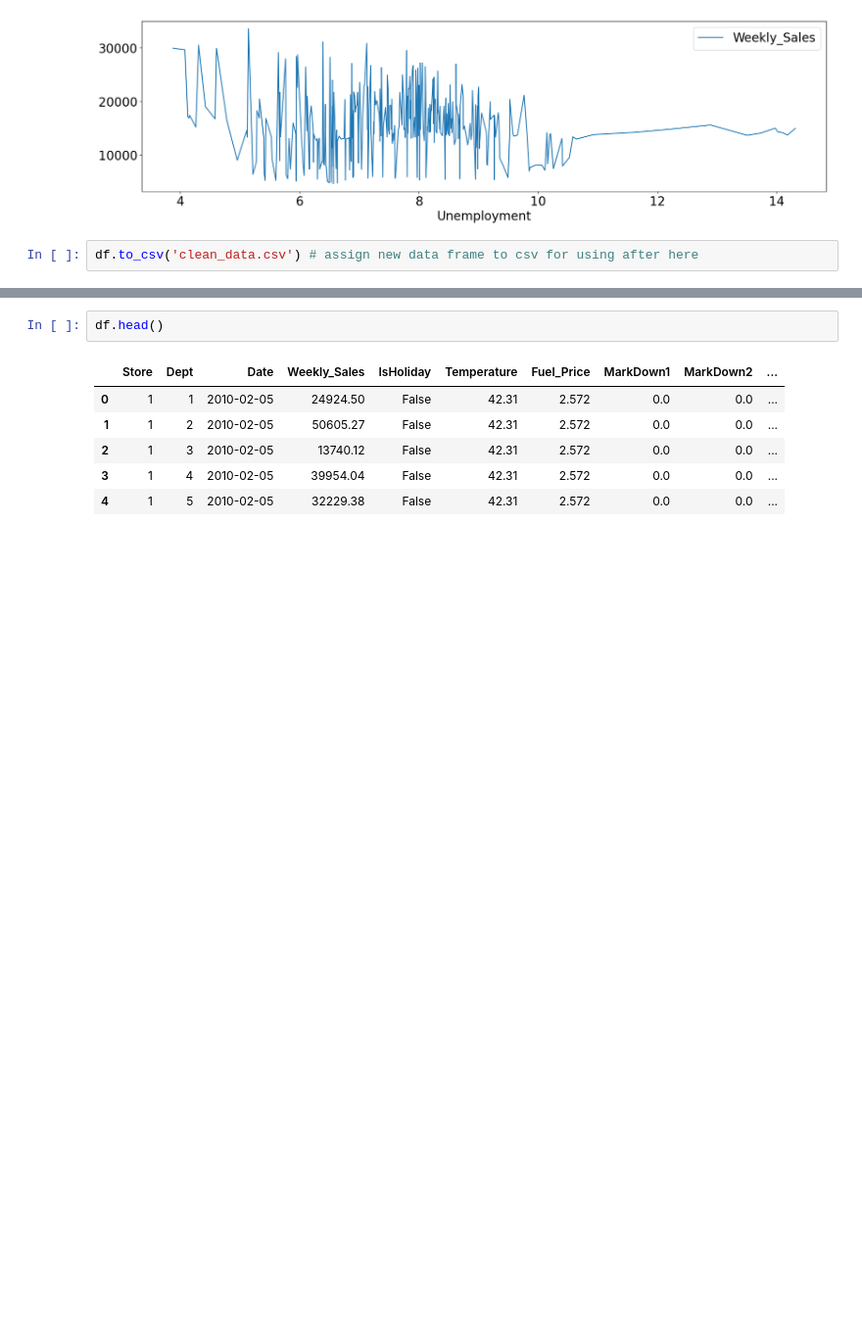
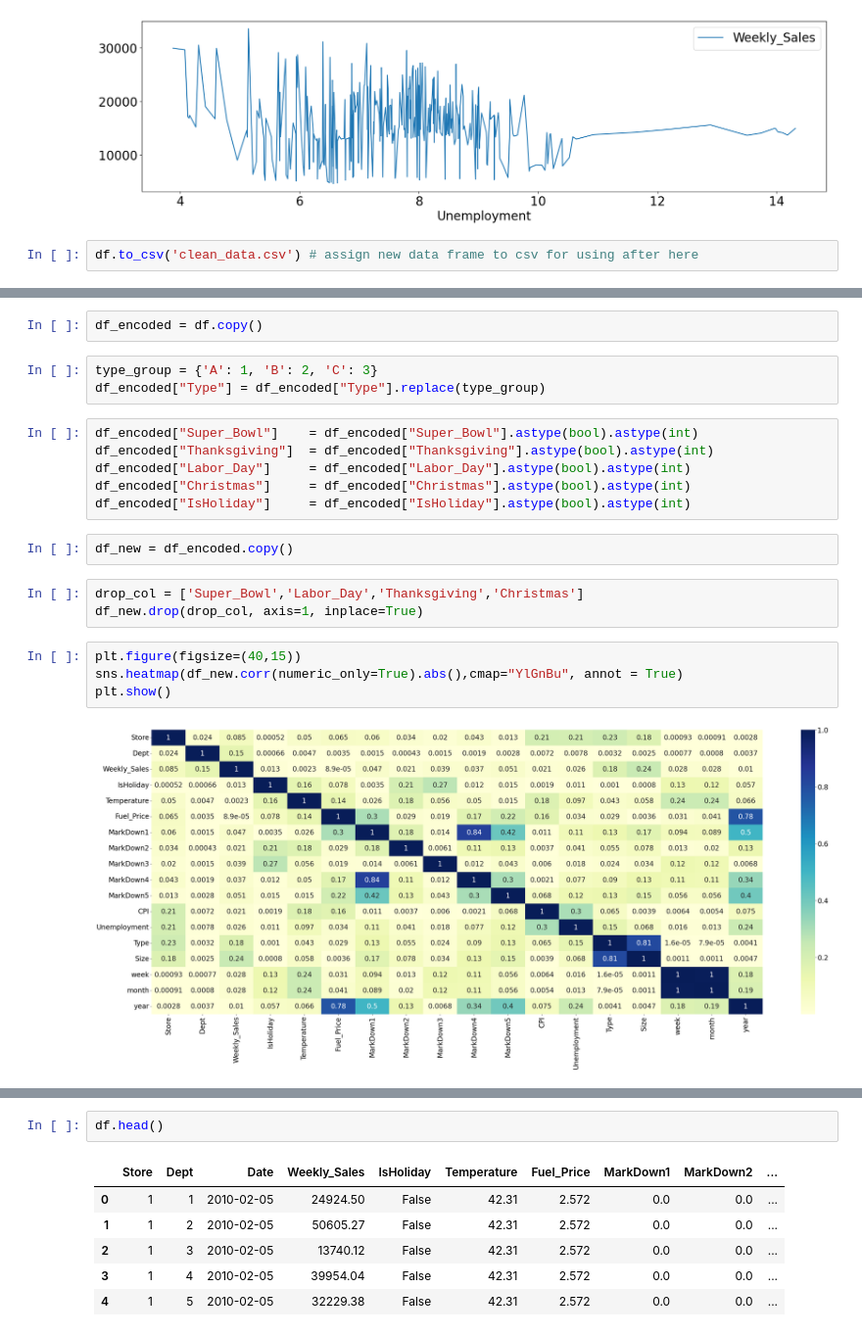
Before and after one commit to edwinmesa/dt_learn_data_science, a Jupyter notebook: public_projects/walmart_sales/waltmart_forescastin.ipynb, the cells around one changed output, grey strips where cells are left out. Shown at 98% size. Drawn from its saved outputs; the diff is of its cells as text; blank space fills up the shorter version.

```diff
--- a/public_projects/walmart_sales/waltmart_forescastin.ipynb
+++ b/public_projects/walmart_sales/waltmart_forescastin.ipynb
@@ -415,0 +427,22 @@ df.to_csv('clean_data.csv') # assign new data frame to csv for using after here
+# %%
+df_encoded = df.copy()
+# %%
+type_group = {'A': 1, 'B': 2, 'C': 3}
+df_encoded["Type"] = df_encoded["Type"].replace(type_group)
+# %%
+df_encoded["Super_Bowl"]    = df_encoded["Super_Bowl"].astype(bool).astype(int)
+df_encoded["Thanksgiving"]  = df_encoded["Thanksgiving"].astype(bool).astype(int)
+df_encoded["Labor_Day"]     = df_encoded["Labor_Day"].astype(bool).astype(int)
+df_encoded["Christmas"]     = df_encoded["Christmas"].astype(bool).astype(int)
+df_encoded["IsHoliday"]     = df_encoded["IsHoliday"].astype(bool).astype(int)
+# %%
+df_new = df_encoded.copy()
+# %%
+drop_col = ['Super_Bowl','Labor_Day','Thanksgiving','Christmas']
+df_new.drop(drop_col, axis=1, inplace=True)
+# %%
+plt.figure(figsize=(40,15))
+sns.heatmap(df_new.corr(numeric_only=True).abs(),cmap="YlGnBu", annot = True)
+plt.show()
+# %% [output]
+[figure, added]
```
Also changed, not shown: parts of 14 cells of this notebook, 6 other files.
